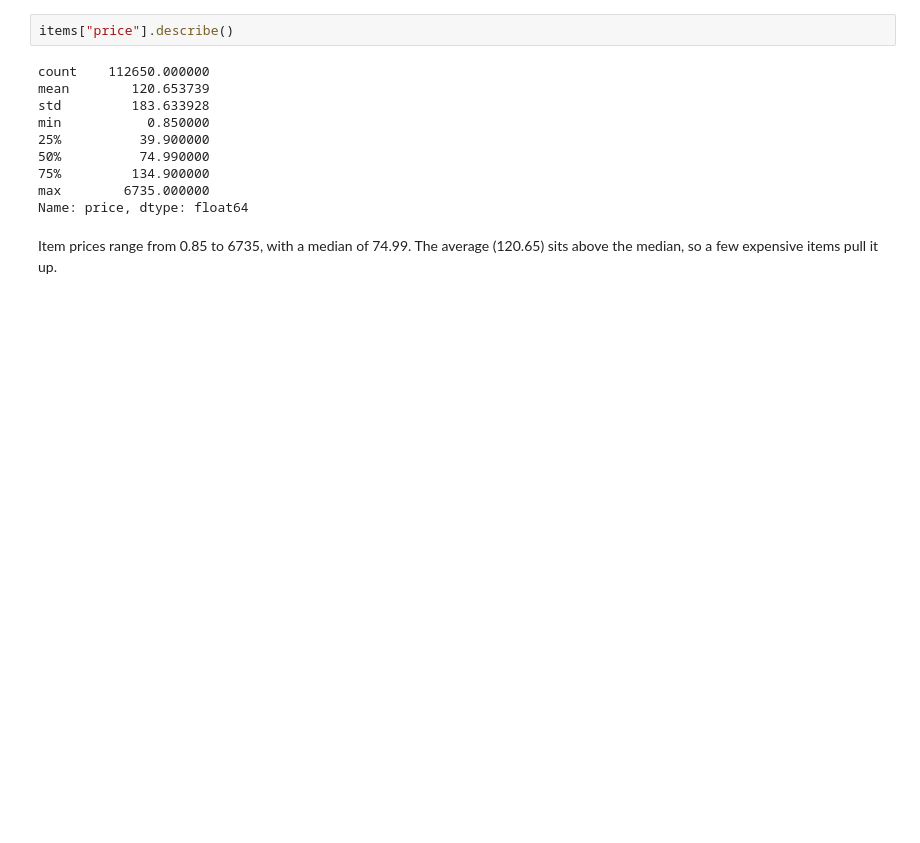
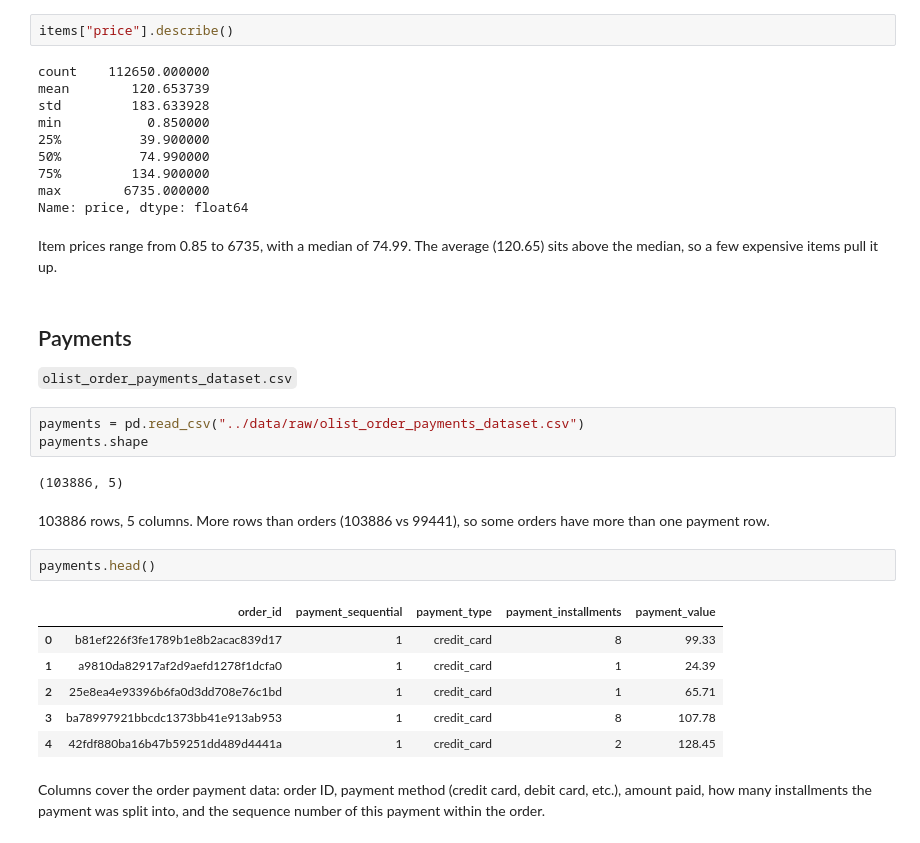
Before and after one commit to rrecu/ecommerce-data-analysis, a Jupyter notebook: notebooks/01_explore.ipynb, the cells around one changed output. Drawn from its saved outputs; the diff is of its cells as text; blank space fills up the shorter version.

```diff
--- a/notebooks/01_explore.ipynb
+++ b/notebooks/01_explore.ipynb
@@ -201,3 +201,25 @@ max        6735.000000
 Name: price, dtype: float64
 # %% [markdown]
 Item prices range from 0.85 to 6735, with a median of 74.99. The average (120.65) sits above the median, so a few expensive items pull it up.
+# %% [markdown]
+## Payments
+
+`olist_order_payments_dataset.csv`
+# %%
+payments = pd.read_csv("../data/raw/olist_order_payments_dataset.csv")
+payments.shape
+# %% [output]
+(103886, 5)
+# %% [markdown]
+103886 rows, 5 columns. More rows than orders (103886 vs 99441), so some orders have more than one payment row.
+# %%
+payments.head()
+# %% [output]
+|  | order_id | payment_sequential | payment_type | payment_installments | payment_value |
+| 0 | b81ef226f3fe1789b1e8b2acac839d17 | 1 | credit_card | 8 | 99.33 |
+| 1 | a9810da82917af2d9aefd1278f1dcfa0 | 1 | credit_card | 1 | 24.39 |
+| 2 | 25e8ea4e93396b6fa0d3dd708e76c1bd | 1 | credit_card | 1 | 65.71 |
+| 3 | ba78997921bbcdc1373bb41e913ab953 | 1 | credit_card | 8 | 107.78 |
+| 4 | 42fdf880ba16b47b59251dd489d4441a | 1 | credit_card | 2 | 128.45 |
+# %% [markdown]
+Columns cover the order payment data: order ID, payment method (credit card, debit card, etc.), amount paid, how many installments the payment was split into, and the sequence number of this payment within the order.
```
Also changed, not shown: parts of 10 cells of this notebook, 1 other file.
